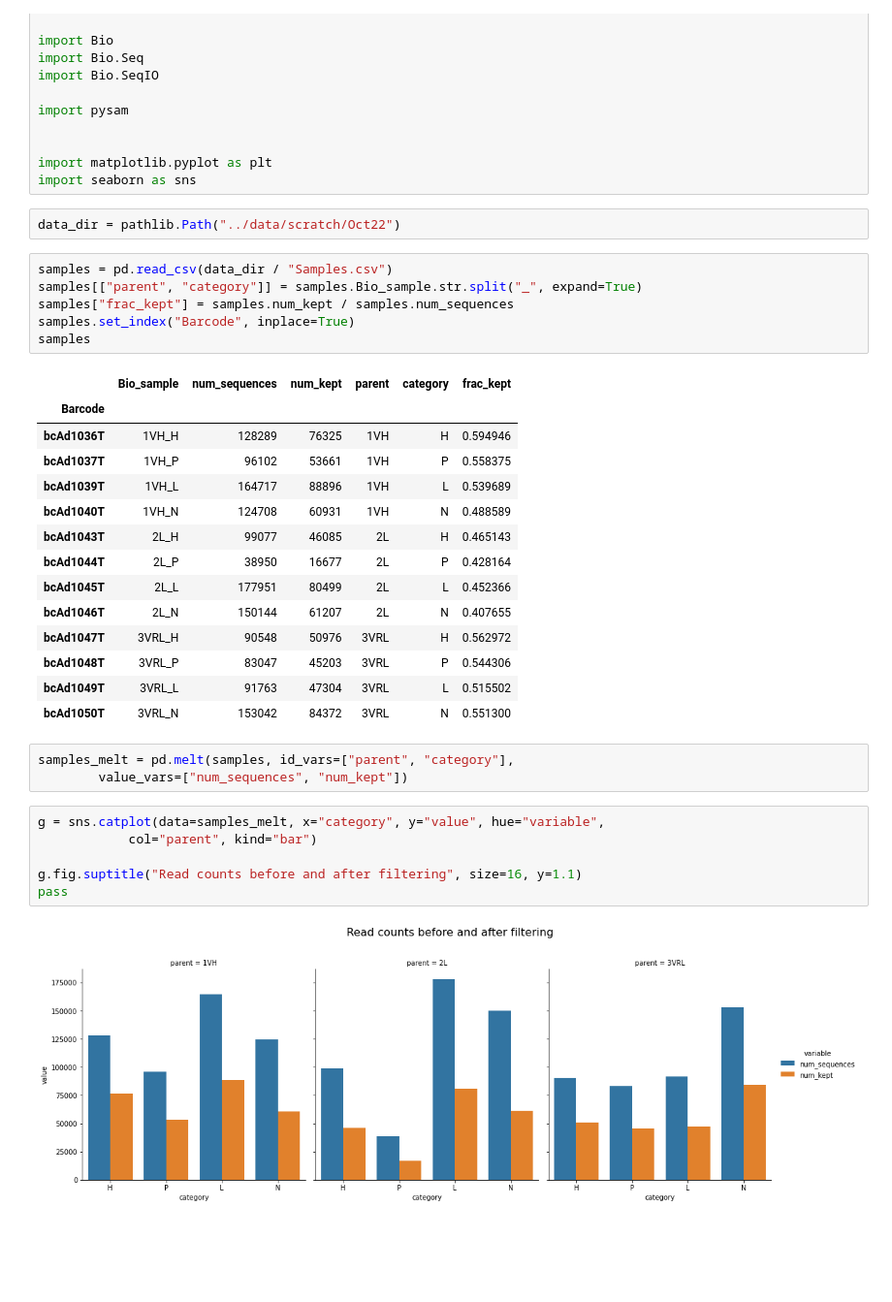
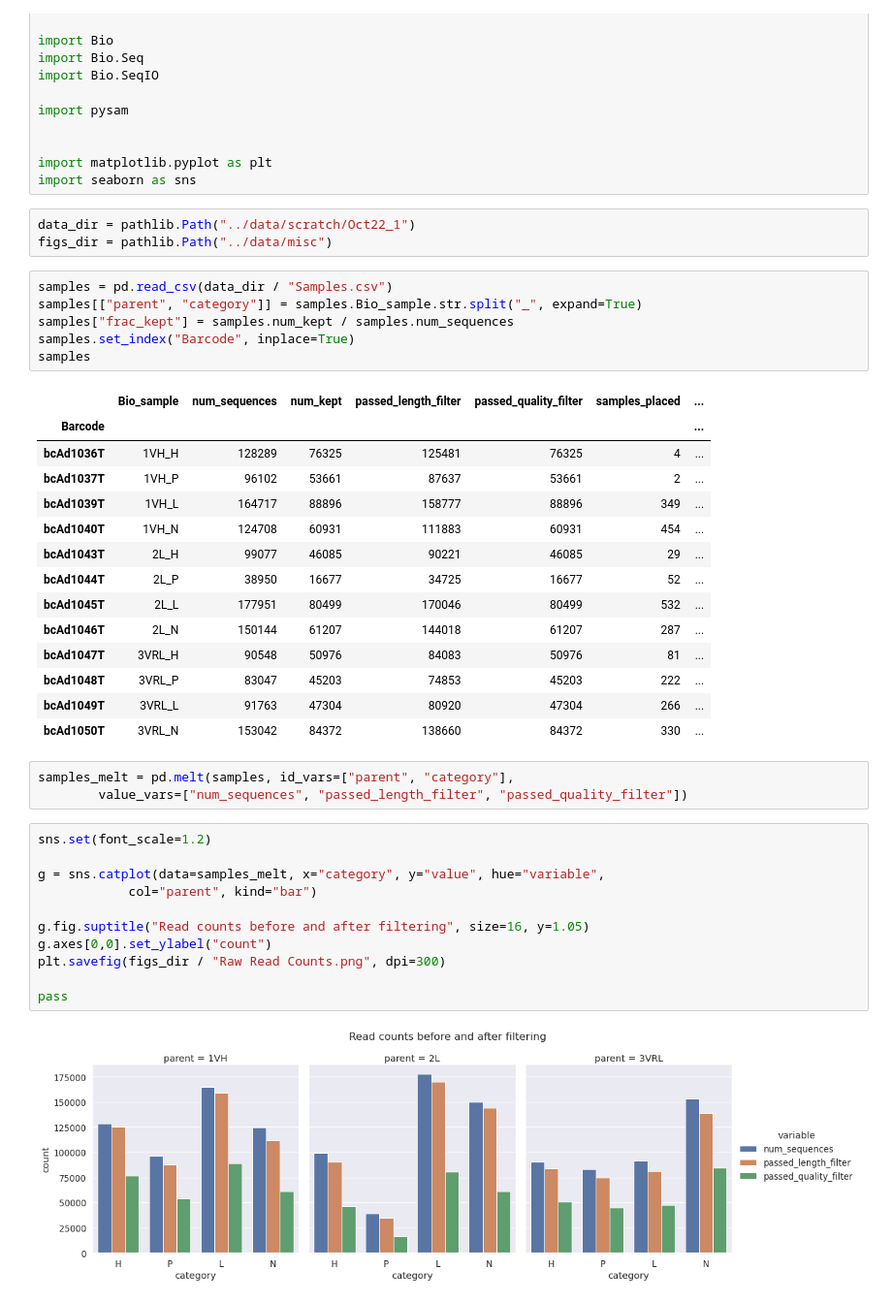
Before and after one commit to RomeroLab/sadx-latent-function, a Jupyter notebook: projects/Biochemical_Ordinal/scripts/nb_preprocess_bam_Oct22.ipynb, the cells around one changed output. Shown at 97% size. Cells and saved outputs as stored; diff of their text form; blank space fills up the shorter version.

```diff
--- a/projects/Biochemical_Ordinal/scripts/nb_preprocess_bam_Oct22.ipynb
+++ b/projects/Biochemical_Ordinal/scripts/nb_preprocess_bam_Oct22.ipynb
@@ -13,7 +13,8 @@ import pysam
 import matplotlib.pyplot as plt
 import seaborn as sns
 # %%
-data_dir = pathlib.Path("../data/scratch/Oct22")
+data_dir = pathlib.Path("../data/scratch/Oct22_1")
+figs_dir = pathlib.Path("../data/misc")
 # %%
 samples = pd.read_csv(data_dir / "Samples.csv")
 samples[["parent", "category"]] = samples.Bio_sample.str.split("_", expand=True)
@@ -21,31 +22,36 @@ samples["frac_kept"] = samples.num_kept / samples.num_sequences
 samples.set_index("Barcode", inplace=True)
 samples
 # %% [output]
-|  | Bio_sample | num_sequences | num_kept | parent | category | frac_kept |
-| Barcode |  |  |  |  |  |  |
-| bcAd1036T | 1VH_H | 128289 | 76325 | 1VH | H | 0.594946 |
-| bcAd1037T | 1VH_P | 96102 | 53661 | 1VH | P | 0.558375 |
-| bcAd1039T | 1VH_L | 164717 | 88896 | 1VH | L | 0.539689 |
-| bcAd1040T | 1VH_N | 124708 | 60931 | 1VH | N | 0.488589 |
-| bcAd1043T | 2L_H | 99077 | 46085 | 2L | H | 0.465143 |
-| bcAd1044T | 2L_P | 38950 | 16677 | 2L | P | 0.428164 |
-| bcAd1045T | 2L_L | 177951 | 80499 | 2L | L | 0.452366 |
-| bcAd1046T | 2L_N | 150144 | 61207 | 2L | N | 0.407655 |
-| bcAd1047T | 3VRL_H | 90548 | 50976 | 3VRL | H | 0.562972 |
-| bcAd1048T | 3VRL_P | 83047 | 45203 | 3VRL | P | 0.544306 |
-| bcAd1049T | 3VRL_L | 91763 | 47304 | 3VRL | L | 0.515502 |
-| bcAd1050T | 3VRL_N | 153042 | 84372 | 3VRL | N | 0.551300 |
+|  | Bio_sample | num_sequences | num_kept | passed_length_filter | passed_quality_filter | samples_placed | ... |
+| Barcode |  |  |  |  |  |  | ... |
+| bcAd1036T | 1VH_H | 128289 | 76325 | 125481 | 76325 | 4 | ... |
+| bcAd1037T | 1VH_P | 96102 | 53661 | 87637 | 53661 | 2 | ... |
+| bcAd1039T | 1VH_L | 164717 | 88896 | 158777 | 88896 | 349 | ... |
+| bcAd1040T | 1VH_N | 124708 | 60931 | 111883 | 60931 | 454 | ... |
+| bcAd1043T | 2L_H | 99077 | 46085 | 90221 | 46085 | 29 | ... |
+| bcAd1044T | 2L_P | 38950 | 16677 | 34725 | 16677 | 52 | ... |
+| bcAd1045T | 2L_L | 177951 | 80499 | 170046 | 80499 | 532 | ... |
+| bcAd1046T | 2L_N | 150144 | 61207 | 144018 | 61207 | 287 | ... |
+| bcAd1047T | 3VRL_H | 90548 | 50976 | 84083 | 50976 | 81 | ... |
+| bcAd1048T | 3VRL_P | 83047 | 45203 | 74853 | 45203 | 222 | ... |
+| bcAd1049T | 3VRL_L | 91763 | 47304 | 80920 | 47304 | 266 | ... |
+| bcAd1050T | 3VRL_N | 153042 | 84372 | 138660 | 84372 | 330 | ... |
 # %%
 samples_melt = pd.melt(samples, id_vars=["parent", "category"],
-        value_vars=["num_sequences", "num_kept"])
+        value_vars=["num_sequences", "passed_length_filter", "passed_quality_filter"])
 # %%
+sns.set(font_scale=1.2)
+
 g = sns.catplot(data=samples_melt, x="category", y="value", hue="variable",
             col="parent", kind="bar")
 
-g.fig.suptitle("Read counts before and after filtering", size=16, y=1.1)
+g.fig.suptitle("Read counts before and after filtering", size=16, y=1.05)
+g.axes[0,0].set_ylabel("count")
+plt.savefig(figs_dir / "Raw Read Counts.png", dpi=300)
+
 pass
 # %% [output]
-[figure, old version]
+[figure, new version]
 # %%
 # read in all the filtered sequences
 value_counts_d = {}
```
Also changed, not shown: parts of 12 cells of this notebook, 8 other files.
